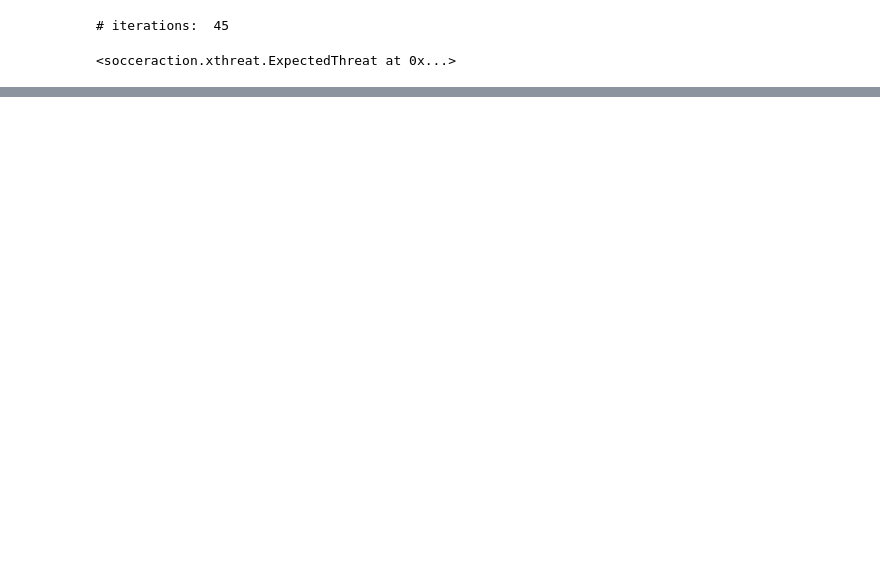
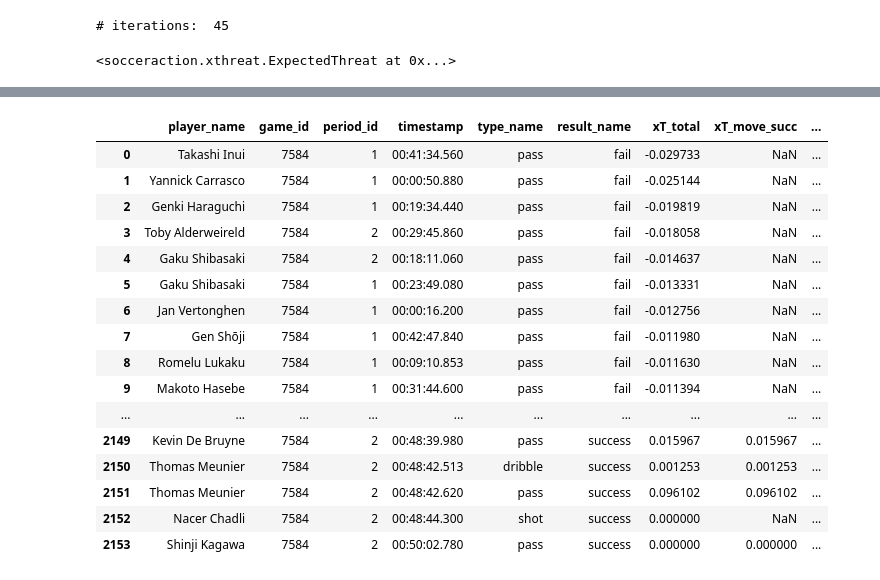
Before and after one commit to maartensijmkens/socceraction, a Jupyter notebook: public-notebooks/xT-top.ipynb, the cells around one changed output, grey strips where cells are left out. Cells and saved outputs as stored; diff of their text form; code cells hidden in the pictures; blank space fills up the shorter version.

```diff
--- a/public-notebooks/xT-top.ipynb
+++ b/public-notebooks/xT-top.ipynb
@@ -63,0 +67,7 @@ array([[0.5       , 1.        , 1.22222222, 2.10526316, 3.        ],
+# %%
+import socceraction.xpoints as xpoints
+
+xWinModel = xpoints.ExpectedPoints()
+xWinModel.fit(A, games)
+
+3* xWinModel.xwin + xWinModel.xdraw
@@ -64,6 +87,9 @@ array([[0.5       , 1.        , 1.22222222, 2.10526316, 3.        ],
 # %%
+from socceraction.grid import PolarGrid
+
 ## Train model
-xTModel = xthreat.ExpectedThreat(l=16, w=12)
+xTModel = xthreat.ExpectedThreat()
+# xTModel = xthreat.ExpectedThreat(grid = PolarGrid(), use_interpolation = False)
 xTModel.fit(A)
 # %% [output]
 # iterations:  45
@@ -106,0 +97,20 @@ np.unique(xP, return_counts=True)
+# %%
+# split actions according to type
+
+mov_actions = xthreat.get_move_actions(A)
+succ_mov_actions = xthreat.get_successful(mov_actions)
+fail_mov_actions = xthreat.get_failed(mov_actions)
+def_actions = xthreat.get_defensive_actions(A)
+succ_def_actions = xthreat.get_successful(def_actions)
+
+# calculate xT for various action types
+
+A["xT_total"] = xTModel.predict(A)
+A["xT_move_succ"] = xTModel.predict_successful_move_actions(succ_mov_actions)
+A["xT_move_fail"] = xTModel.predict_failed_move_actions(fail_mov_actions)
+A["xT_def_succ"] = xTModel.predict_successful_def_actions(succ_def_actions)
+
+xT_cols = ["xT_total", "xT_move_succ", "xT_move_fail", "xT_def_succ"]
+# %%
+pd.set_option('display.max_rows', 64)
+games[['game_id','home_team_name', 'away_team_name']]
@@ -106,0 +135,30 @@ np.unique(xP, return_counts=True)
+# %%
+# Top 10 actions
+
+# actions_xT = A.sort_values("xT_total", ascending=False).reset_index()
+
+actions_xT = A[A.game_id == 7584].sort_values("xT_move_fail", ascending=True).reset_index() #Belgium Japan
+
+cols = ["player_name", "game_id", "period_id", "timestamp", "type_name", "result_name"] + xT_cols
+ranking = actions_xT.merge(players, how="left")[cols]
+top = ranking.head(20)
+bottom = ranking.tail(5)
+pd.concat([top,bottom])
+# %% [output]
+|  | player_name | game_id | period_id | timestamp | type_name | result_name | xT_total | xT_move_succ | ... |
+| 0 | Takashi Inui | 7584 | 1 | 00:41:34.560 | pass | fail | -0.029733 | NaN | ... |
+| 1 | Yannick Carrasco | 7584 | 1 | 00:00:50.880 | pass | fail | -0.025144 | NaN | ... |
+| 2 | Genki Haraguchi | 7584 | 1 | 00:19:34.440 | pass | fail | -0.019819 | NaN | ... |
+| 3 | Toby Alderweireld | 7584 | 2 | 00:29:45.860 | pass | fail | -0.018058 | NaN | ... |
+| 4 | Gaku Shibasaki | 7584 | 2 | 00:18:11.060 | pass | fail | -0.014637 | NaN | ... |
+| 5 | Gaku Shibasaki | 7584 | 1 | 00:23:49.080 | pass | fail | -0.013331 | NaN | ... |
+| 6 | Jan Vertonghen | 7584 | 1 | 00:00:16.200 | pass | fail | -0.012756 | NaN | ... |
+| 7 | Gen Shōji | 7584 | 1 | 00:42:47.840 | pass | fail | -0.011980 | NaN | ... |
+| 8 | Romelu Lukaku | 7584 | 1 | 00:09:10.853 | pass | fail | -0.011630 | NaN | ... |
+| 9 | Makoto Hasebe | 7584 | 1 | 00:31:44.600 | pass | fail | -0.011394 | NaN | ... |
+| ... | ... | ... | ... | ... | ... | ... | ... | ... | ... |
+| 2149 | Kevin De Bruyne | 7584 | 2 | 00:48:39.980 | pass | success | 0.015967 | 0.015967 | ... |
+| 2150 | Thomas Meunier | 7584 | 2 | 00:48:42.513 | dribble | success | 0.001253 | 0.001253 | ... |
+| 2151 | Thomas Meunier | 7584 | 2 | 00:48:42.620 | pass | success | 0.096102 | 0.096102 | ... |
+| 2152 | Nacer Chadli | 7584 | 2 | 00:48:44.300 | shot | success | 0.000000 | NaN | ... |
+| 2153 | Shinji Kagawa | 7584 | 2 | 00:50:02.780 | pass | success | 0.000000 | 0.000000 | ... |
```
Also changed, not shown: parts of 12 cells of this notebook, 3 other files.
